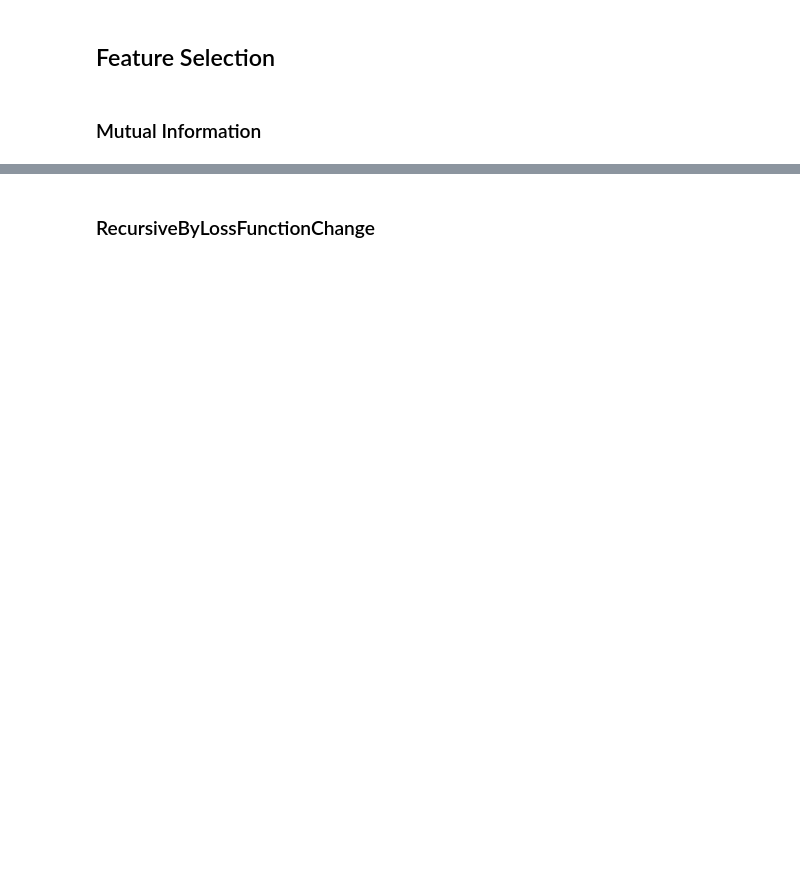
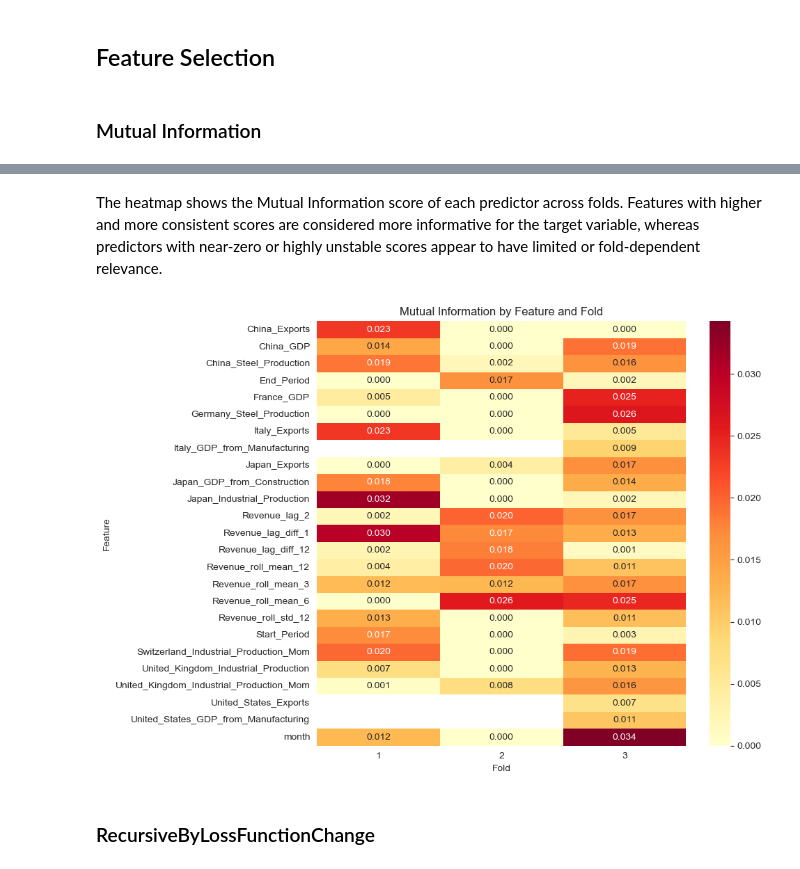
Before and after one commit to Alanog10/Siemens, a Jupyter notebook: Middle-out alano.ipynb, the cells around one changed output, grey strips where cells are left out. Drawn from its saved outputs; the diff is of its cells as text; code cells hidden in the pictures; blank space fills up the shorter version.

```diff
--- a/Middle-out alano.ipynb
+++ b/Middle-out alano.ipynb
@@ -1239,2 +1301,24 @@ Selected after MI: 48
+# %% [markdown]
+The heatmap shows the Mutual Information score of each predictor across folds.
+Features with higher and more consistent scores are considered more informative
+for the target variable, whereas predictors with near-zero or highly unstable
+scores appear to have limited or fold-dependent relevance.
+# %%
+# Optional: keep top features by average MI
+top_n = 25
+top_features = (mi_all.groupby("feature")["mi_score"].mean().sort_values(ascending=False).head(top_n).index)
+
+mi_heatmap = mi_all[mi_all["feature"].isin(top_features)].pivot(index="feature",columns="fold",values="mi_score")
+
+# Plot
+plt.figure(figsize=(10, 7))
+sns.heatmap(mi_heatmap, annot=True, fmt=".3f", cmap="YlOrRd")
+plt.title("Mutual Information by Feature and Fold")
+plt.xlabel("Fold")
+plt.ylabel("Feature")
+plt.tight_layout()
+plt.show()
+# %% [output]
+[figure, added]
 # %% [markdown]
 ### RecursiveByLossFunctionChange
```
Also changed, not shown: parts of 39 cells of this notebook, 8 other files.
